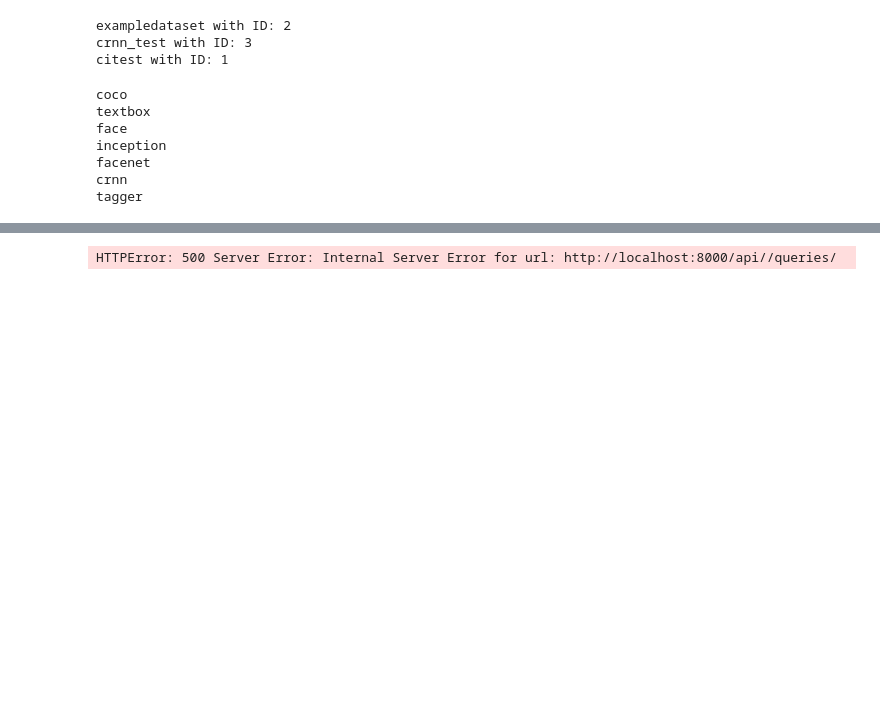
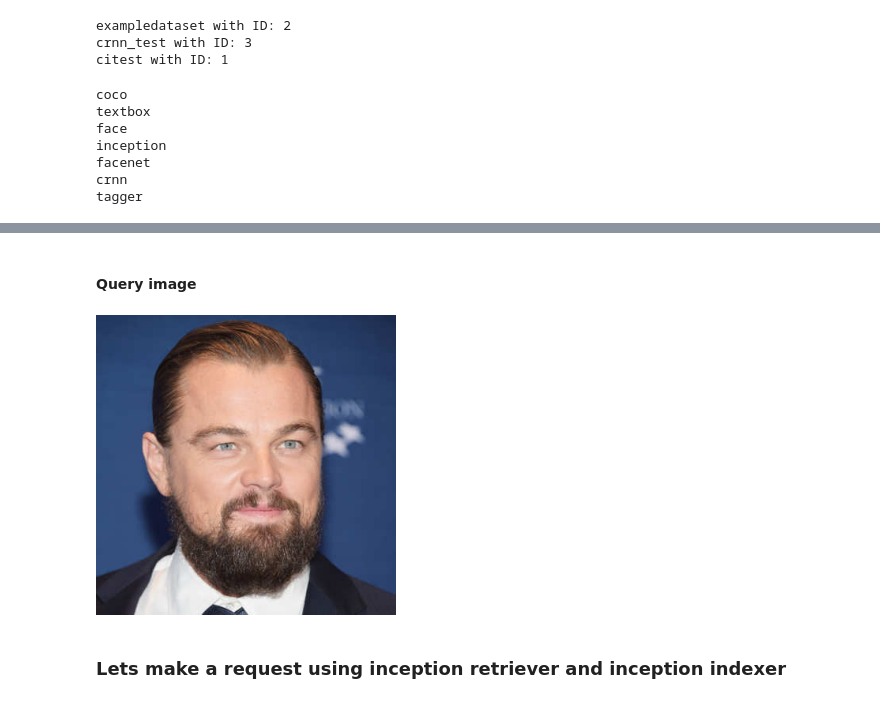
Before and after one commit to ysglh/DeepVideoAnalytics, a Jupyter notebook: client/client_debug.ipynb, the cells around one changed output, grey strips where cells are left out. Cells and saved outputs as stored; diff of their text form; code cells hidden in the pictures; blank space fills up the shorter version.

```diff
--- a/client/client_debug.ipynb
+++ b/client/client_debug.ipynb
@@ -33 +47,10 @@ print retrievers['inception']
+# %% [markdown]
+#### Query image
+# %%
+leo_query_image = '../notebooks/figures/leo.jpg'
+display(Image(leo_query_image,width=300))
+# %% [output]
+[figure, added]
+# %% [markdown]
+### Lets make a request using inception retriever and inception indexer
 # %%
@@ -35,4 +58,0 @@ q = client.FindSimilarImages('../notebooks/figures/leo.jpg',retriever_pk=retriev
-# %%
-q.execute(context=ctx)
-# %% [output]
-HTTPError: 500 Server Error: Internal Server Error for url: http://localhost:8000/api//queries/
```
Also changed, not shown: parts of 22 cells of this notebook, 1 other file.
